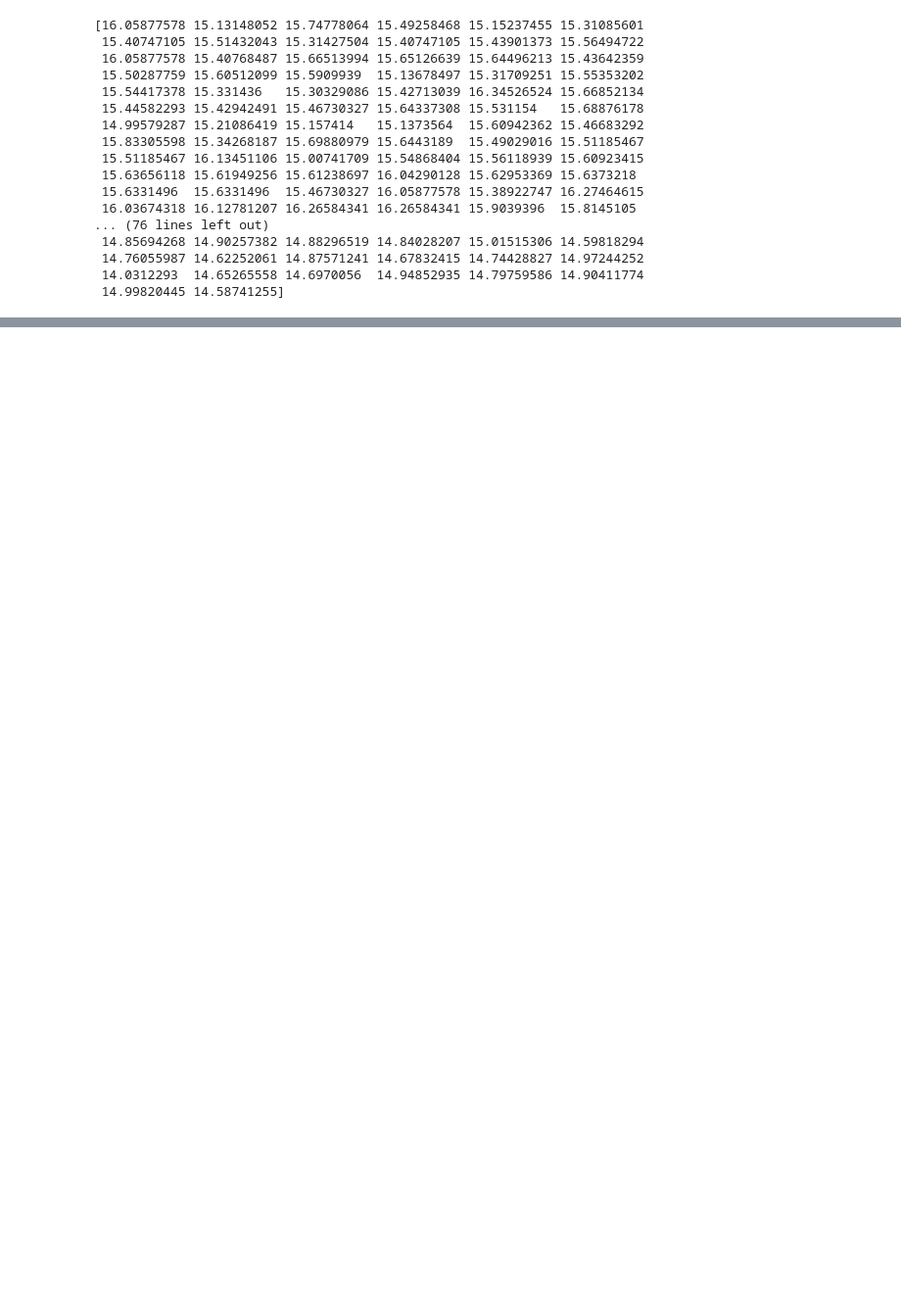
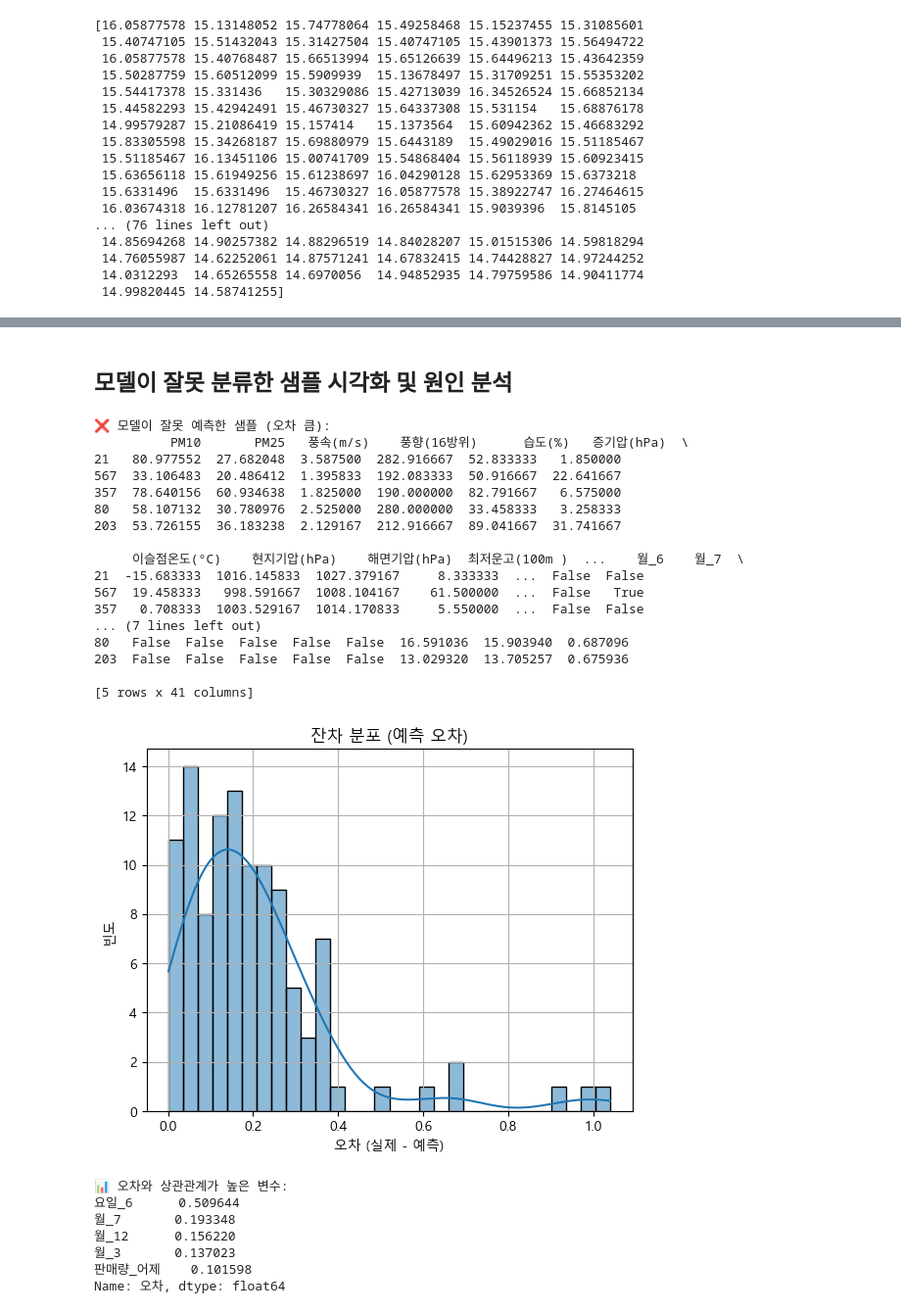
Before and after one commit to Junyoung-Choi-0212/DMCportal_ML_project, a Jupyter notebook: 모델링.ipynb, the cells around one changed output, grey strips where cells are left out. Shown: that part at 98% size. Drawn from its saved outputs; the diff is of its cells as text; code cells hidden in the pictures; blank space fills up the shorter version.

```diff
--- a/모델링.ipynb
+++ b/모델링.ipynb
@@ -180,0 +209,10 @@ print(loaded_model.predict(X))
+# %%
+# 예측 결과와 실제값 비교 (데이터프레임 생성)
+results_df = X_test.copy()
+results_df['실제값'] = y_test.values
+results_df['예측값'] = y_pred
+results_df['오차'] = np.abs(results_df['실제값'] - results_df['예측값'])
+
+# 오차가 적은 상위 2개 (잘 맞춘 샘플)
+print("✅ 모델이 잘 예측한 샘플 (오차가 거의 없음):")
+print(results_df.sort_values(by='오차').head(2))
@@ -180,0 +234,46 @@ print(loaded_model.predict(X))
+# %% [markdown]
+## 모델이 잘못 분류한 샘플 시각화 및 원인 분석
+# %%
+# 오차가 큰 상위 5개 (예측 실패 샘플)
+print("❌ 모델이 잘못 예측한 샘플 (오차 큼):")
+print(results_df.sort_values(by='오차', ascending=False).head(5))
+
+# 오차 분포 시각화 (잔차 히스토그램)
+import seaborn as sns
+sns.histplot(results_df['오차'], bins=30, kde=True)
+plt.title("잔차 분포 (예측 오차)")
+plt.xlabel("오차 (실제 - 예측)")
+plt.ylabel("빈도")
+plt.grid(True)
+plt.show()
+
+# 어떤 변수들이 오차에 영향을 많이 주는지 확인 (예시: 상관 분석)
+correlation = results_df.corr(numeric_only=True)['오차'].sort_values(ascending=False)
+print("\n📊 오차와 상관관계가 높은 변수:")
+print(correlation.drop(['실제값', '예측값', '오차']).head(5))
+# %% [output]
+❌ 모델이 잘못 예측한 샘플 (오차 큼):
+          PM10       PM25   풍속(m/s)    풍향(16방위)      습도(%)   증기압(hPa)  \
+21   80.977552  27.682048  3.587500  282.916667  52.833333   1.850000
+567  33.106483  20.486412  1.395833  192.083333  50.916667  22.641667
+357  78.640156  60.934638  1.825000  190.000000  82.791667   6.575000
+80   58.107132  30.780976  2.525000  280.000000  33.458333   3.258333
+203  53.726155  36.183238  2.129167  212.916667  89.041667  31.741667
+
+     이슬점온도(°C)    현지기압(hPa)    해면기압(hPa)  최저운고(100m )  ...    월_6    월_7  \
+21  -15.683333  1016.145833  1027.379167     8.333333  ...  False  False
+567  19.458333   998.591667  1008.104167    61.500000  ...  False   True
+357   0.708333  1003.529167  1014.170833     5.550000  ...  False  False
+... (7 lines left out)
+80   False  False  False  False  False  16.591036  15.903940  0.687096
+203  False  False  False  False  False  13.029320  13.705257  0.675936
+
+[5 rows x 41 columns]
+[figure, added]
+📊 오차와 상관관계가 높은 변수:
+요일_6      0.509644
+월_7       0.193348
+월_12      0.156220
+월_3       0.137023
+판매량_어제    0.101598
+Name: 오차, dtype: float64
```
Also changed, not shown: parts of 7 cells of this notebook, 7 other files.
